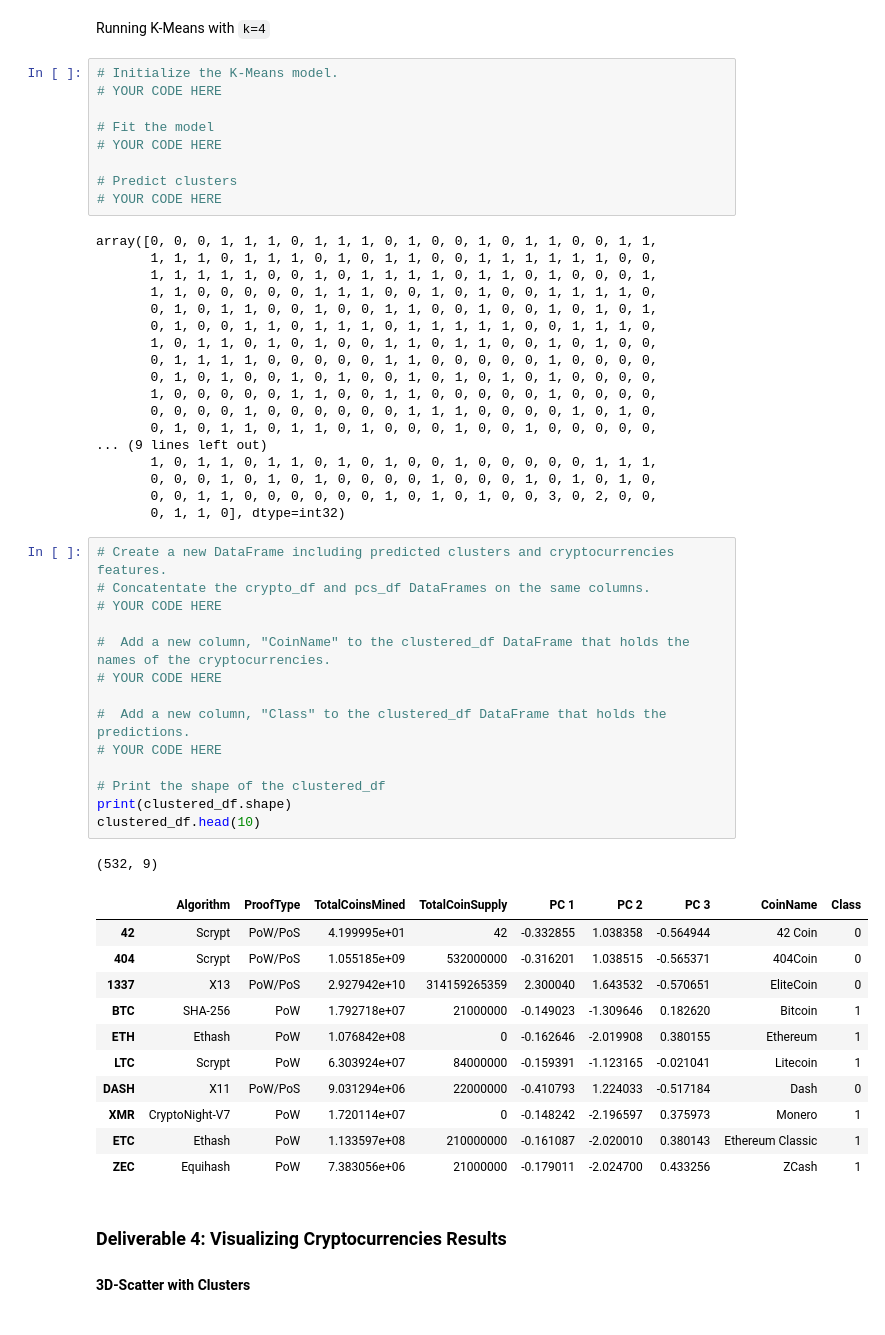
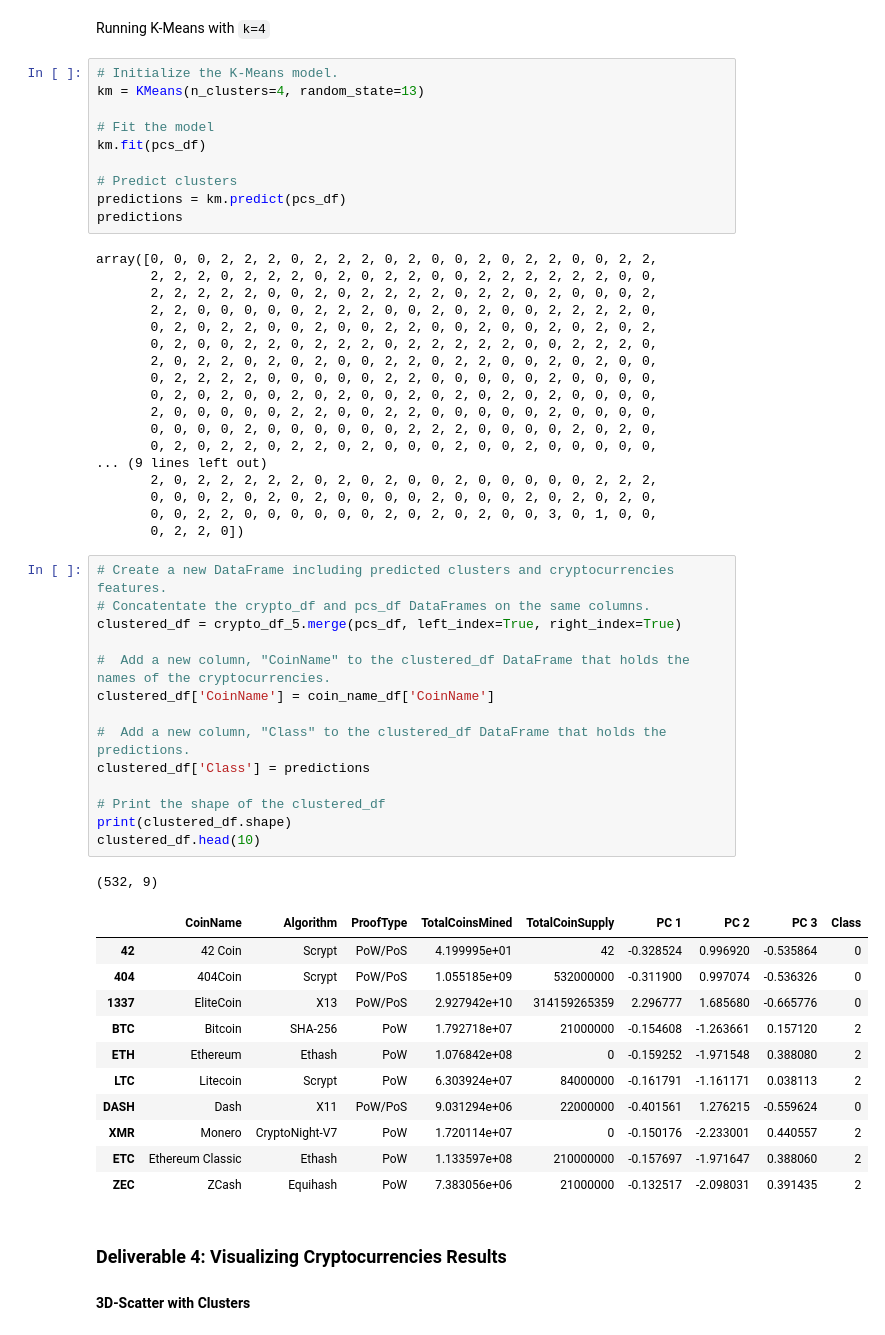
Before and after one commit to mhertel278/Cryptocurrencies, a Jupyter notebook: crypto_clustering.ipynb, the cells around one changed output. Drawn from its saved outputs; the diff is of its cells as text.

```diff
--- a/crypto_clustering.ipynb
+++ b/crypto_clustering.ipynb
@@ -200,58 +218,59 @@ pcs_df.head(10)
 Running K-Means with `k=4`
 # %%
 # Initialize the K-Means model.
-# YOUR CODE HERE
+km = KMeans(n_clusters=4, random_state=13)
 
 # Fit the model
-# YOUR CODE HERE
+km.fit(pcs_df)
 
 # Predict clusters
-# YOUR CODE HERE
+predictions = km.predict(pcs_df)
+predictions
 # %% [output]
-array([0, 0, 0, 1, 1, 1, 0, 1, 1, 1, 0, 1, 0, 0, 1, 0, 1, 1, 0, 0, 1, 1,
-       1, 1, 1, 0, 1, 1, 1, 0, 1, 0, 1, 1, 0, 0, 1, 1, 1, 1, 1, 1, 0, 0,
-       1, 1, 1, 1, 1, 0, 0, 1, 0, 1, 1, 1, 1, 0, 1, 1, 0, 1, 0, 0, 0, 1,
-       1, 1, 0, 0, 0, 0, 0, 1, 1, 1, 0, 0, 1, 0, 1, 0, 0, 1, 1, 1, 1, 0,
-       0, 1, 0, 1, 1, 0, 0, 1, 0, 0, 1, 1, 0, 0, 1, 0, 0, 1, 0, 1, 0, 1,
-       0, 1, 0, 0, 1, 1, 0, 1, 1, 1, 0, 1, 1, 1, 1, 1, 0, 0, 1, 1, 1, 0,
-       1, 0, 1, 1, 0, 1, 0, 1, 0, 0, 1, 1, 0, 1, 1, 0, 0, 1, 0, 1, 0, 0,
-       0, 1, 1, 1, 1, 0, 0, 0, 0, 0, 1, 1, 0, 0, 0, 0, 0, 1, 0, 0, 0, 0,
-       0, 1, 0, 1, 0, 0, 1, 0, 1, 0, 0, 1, 0, 1, 0, 1, 0, 1, 0, 0, 0, 0,
-       1, 0, 0, 0, 0, 0, 1, 1, 0, 0, 1, 1, 0, 0, 0, 0, 0, 1, 0, 0, 0, 0,
-       0, 0, 0, 0, 1, 0, 0, 0, 0, 0, 0, 1, 1, 1, 0, 0, 0, 0, 1, 0, 1, 0,
-       0, 1, 0, 1, 1, 0, 1, 1, 0, 1, 0, 0, 0, 1, 0, 0, 1, 0, 0, 0, 0, 0,
+array([0, 0, 0, 2, 2, 2, 0, 2, 2, 2, 0, 2, 0, 0, 2, 0, 2, 2, 0, 0, 2, 2,
+       2, 2, 2, 0, 2, 2, 2, 0, 2, 0, 2, 2, 0, 0, 2, 2, 2, 2, 2, 2, 0, 0,
+       2, 2, 2, 2, 2, 0, 0, 2, 0, 2, 2, 2, 2, 0, 2, 2, 0, 2, 0, 0, 0, 2,
+       2, 2, 0, 0, 0, 0, 0, 2, 2, 2, 0, 0, 2, 0, 2, 0, 0, 2, 2, 2, 2, 0,
+       0, 2, 0, 2, 2, 0, 0, 2, 0, 0, 2, 2, 0, 0, 2, 0, 0, 2, 0, 2, 0, 2,
+       0, 2, 0, 0, 2, 2, 0, 2, 2, 2, 0, 2, 2, 2, 2, 2, 0, 0, 2, 2, 2, 0,
+       2, 0, 2, 2, 0, 2, 0, 2, 0, 0, 2, 2, 0, 2, 2, 0, 0, 2, 0, 2, 0, 0,
+       0, 2, 2, 2, 2, 0, 0, 0, 0, 0, 2, 2, 0, 0, 0, 0, 0, 2, 0, 0, 0, 0,
+       0, 2, 0, 2, 0, 0, 2, 0, 2, 0, 0, 2, 0, 2, 0, 2, 0, 2, 0, 0, 0, 0,
+       2, 0, 0, 0, 0, 0, 2, 2, 0, 0, 2, 2, 0, 0, 0, 0, 0, 2, 0, 0, 0, 0,
+       0, 0, 0, 0, 2, 0, 0, 0, 0, 0, 0, 2, 2, 2, 0, 0, 0, 0, 2, 0, 2, 0,
+       0, 2, 0, 2, 2, 0, 2, 2, 0, 2, 0, 0, 0, 2, 0, 0, 2, 0, 0, 0, 0, 0,
 ... (9 lines left out)
-       1, 0, 1, 1, 0, 1, 1, 0, 1, 0, 1, 0, 0, 1, 0, 0, 0, 0, 0, 1, 1, 1,
-       0, 0, 0, 1, 0, 1, 0, 1, 0, 0, 0, 0, 1, 0, 0, 0, 1, 0, 1, 0, 1, 0,
-       0, 0, 1, 1, 0, 0, 0, 0, 0, 0, 1, 0, 1, 0, 1, 0, 0, 3, 0, 2, 0, 0,
-       0, 1, 1, 0], dtype=int32)
+       2, 0, 2, 2, 2, 2, 2, 0, 2, 0, 2, 0, 0, 2, 0, 0, 0, 0, 0, 2, 2, 2,
+       0, 0, 0, 2, 0, 2, 0, 2, 0, 0, 0, 0, 2, 0, 0, 0, 2, 0, 2, 0, 2, 0,
+       0, 0, 2, 2, 0, 0, 0, 0, 0, 0, 2, 0, 2, 0, 2, 0, 0, 3, 0, 1, 0, 0,
+       0, 2, 2, 0])
 # %%
 # Create a new DataFrame including predicted clusters and cryptocurrencies features.
 # Concatentate the crypto_df and pcs_df DataFrames on the same columns.
-# YOUR CODE HERE
+clustered_df = crypto_df_5.merge(pcs_df, left_index=True, right_index=True)
 
 #  Add a new column, "CoinName" to the clustered_df DataFrame that holds the names of the cryptocurrencies.
-# YOUR CODE HERE
+clustered_df['CoinName'] = coin_name_df['CoinName']
 
 #  Add a new column, "Class" to the clustered_df DataFrame that holds the predictions.
-# YOUR CODE HERE
+clustered_df['Class'] = predictions
 
 # Print the shape of the clustered_df
 print(clustered_df.shape)
 clustered_df.head(10)
 # %% [output]
 (532, 9)
-|  | Algorithm | ProofType | TotalCoinsMined | TotalCoinSupply | PC 1 | PC 2 | PC 3 | CoinName | Class |
-| 42 | Scrypt | PoW/PoS | 4.199995e+01 | 42 | -0.332855 | 1.038358 | -0.564944 | 42 Coin | 0 |
-| 404 | Scrypt | PoW/PoS | 1.055185e+09 | 532000000 | -0.316201 | 1.038515 | -0.565371 | 404Coin | 0 |
-| 1337 | X13 | PoW/PoS | 2.927942e+10 | 314159265359 | 2.300040 | 1.643532 | -0.570651 | EliteCoin | 0 |
-| BTC | SHA-256 | PoW | 1.792718e+07 | 21000000 | -0.149023 | -1.309646 | 0.182620 | Bitcoin | 1 |
-| ETH | Ethash | PoW | 1.076842e+08 | 0 | -0.162646 | -2.019908 | 0.380155 | Ethereum | 1 |
-| LTC | Scrypt | PoW | 6.303924e+07 | 84000000 | -0.159391 | -1.123165 | -0.021041 | Litecoin | 1 |
-| DASH | X11 | PoW/PoS | 9.031294e+06 | 22000000 | -0.410793 | 1.224033 | -0.517184 | Dash | 0 |
-| XMR | CryptoNight-V7 | PoW | 1.720114e+07 | 0 | -0.148242 | -2.196597 | 0.375973 | Monero | 1 |
-| ETC | Ethash | PoW | 1.133597e+08 | 210000000 | -0.161087 | -2.020010 | 0.380143 | Ethereum Classic | 1 |
-| ZEC | Equihash | PoW | 7.383056e+06 | 21000000 | -0.179011 | -2.024700 | 0.433256 | ZCash | 1 |
+|  | CoinName | Algorithm | ProofType | TotalCoinsMined | TotalCoinSupply | PC 1 | PC 2 | PC 3 | Class |
+| 42 | 42 Coin | Scrypt | PoW/PoS | 4.199995e+01 | 42 | -0.328524 | 0.996920 | -0.535864 | 0 |
+| 404 | 404Coin | Scrypt | PoW/PoS | 1.055185e+09 | 532000000 | -0.311900 | 0.997074 | -0.536326 | 0 |
+| 1337 | EliteCoin | X13 | PoW/PoS | 2.927942e+10 | 314159265359 | 2.296777 | 1.685680 | -0.665776 | 0 |
+| BTC | Bitcoin | SHA-256 | PoW | 1.792718e+07 | 21000000 | -0.154608 | -1.263661 | 0.157120 | 2 |
+| ETH | Ethereum | Ethash | PoW | 1.076842e+08 | 0 | -0.159252 | -1.971548 | 0.388080 | 2 |
+| LTC | Litecoin | Scrypt | PoW | 6.303924e+07 | 84000000 | -0.161791 | -1.161171 | 0.038113 | 2 |
+| DASH | Dash | X11 | PoW/PoS | 9.031294e+06 | 22000000 | -0.401561 | 1.276215 | -0.559624 | 0 |
+| XMR | Monero | CryptoNight-V7 | PoW | 1.720114e+07 | 0 | -0.150176 | -2.233001 | 0.440557 | 2 |
+| ETC | Ethereum Classic | Ethash | PoW | 1.133597e+08 | 210000000 | -0.157697 | -1.971647 | 0.388060 | 2 |
+| ZEC | ZCash | Equihash | PoW | 7.383056e+06 | 21000000 | -0.132517 | -2.098031 | 0.391435 | 2 |
 # %% [markdown]
 ### Deliverable 4: Visualizing Cryptocurrencies Results
 
```
Also changed, not shown: parts of 3 cells of this notebook.
